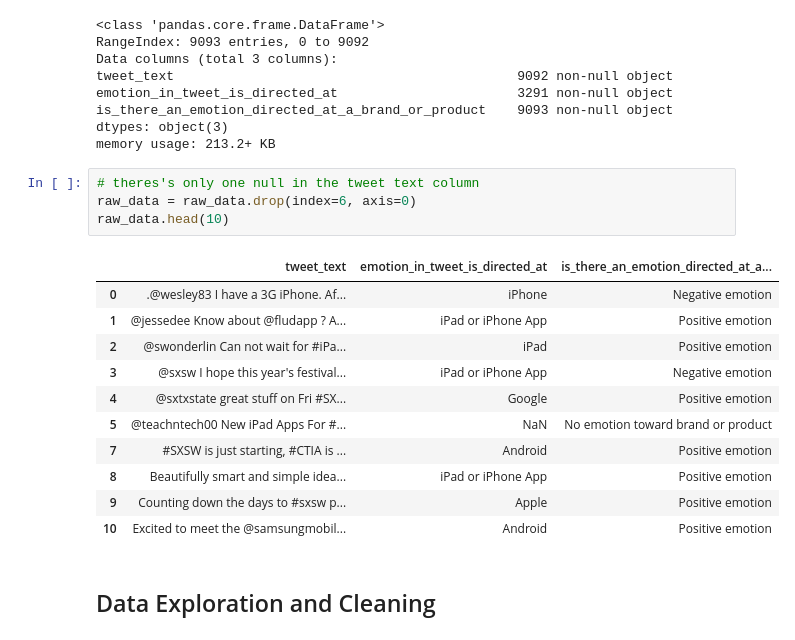
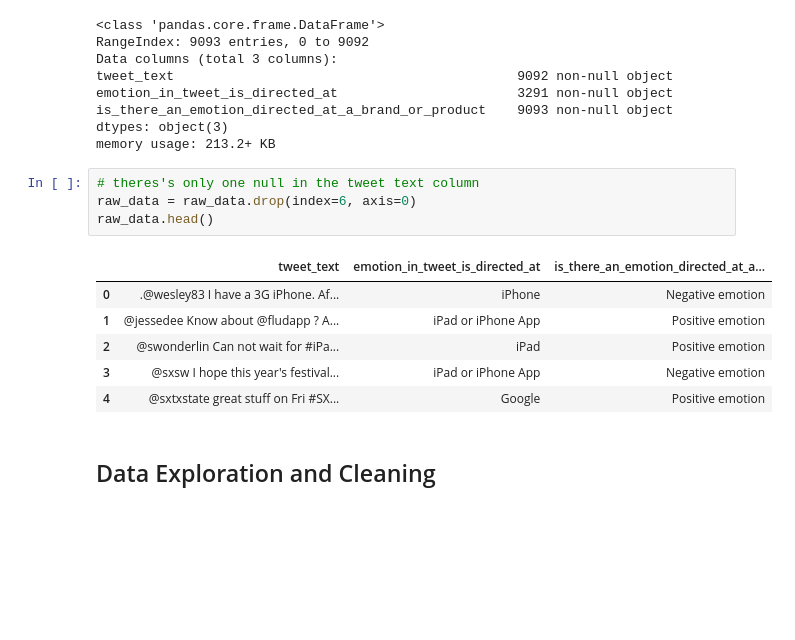
Before and after one commit to christisarv/NLP-sentiment-analysis, a Jupyter notebook: Data Exploration Notebook.ipynb, the cells around one changed output. Cells and saved outputs as stored; diff of their text form; blank space fills up the shorter version.

```diff
--- a/Data Exploration Notebook.ipynb
+++ b/Data Exploration Notebook.ipynb
@@ -32,19 +33,14 @@ memory usage: 213.2+ KB
 # %%
 # theres's only one null in the tweet text column
 raw_data = raw_data.drop(index=6, axis=0)
-raw_data.head(10)
+raw_data.head()
 # %% [output]
 |  | tweet_text | emotion_in_tweet_is_directed_at | is_there_an_emotion_directed_at_a... |
 | 0 | .@wesley83 I have a 3G iPhone. Af... | iPhone | Negative emotion |
 | 1 | @jessedee Know about @fludapp ? A... | iPad or iPhone App | Positive emotion |
 | 2 | @swonderlin Can not wait for #iPa... | iPad | Positive emotion |
 | 3 | @sxsw I hope this year's festival... | iPad or iPhone App | Negative emotion |
 | 4 | @sxtxstate great stuff on Fri #SX... | Google | Positive emotion |
-| 5 | @teachntech00 New iPad Apps For #... | NaN | No emotion toward brand or product |
-| 7 | #SXSW is just starting, #CTIA is ... | Android | Positive emotion |
-| 8 | Beautifully smart and simple idea... | iPad or iPhone App | Positive emotion |
-| 9 | Counting down the days to #sxsw p... | Apple | Positive emotion |
-| 10 | Excited to meet the @samsungmobil... | Android | Positive emotion |
 # %% [markdown]
 ## Data Exploration and Cleaning
 # %% [markdown]
```
Also changed, not shown: parts of 8 cells of this notebook.
